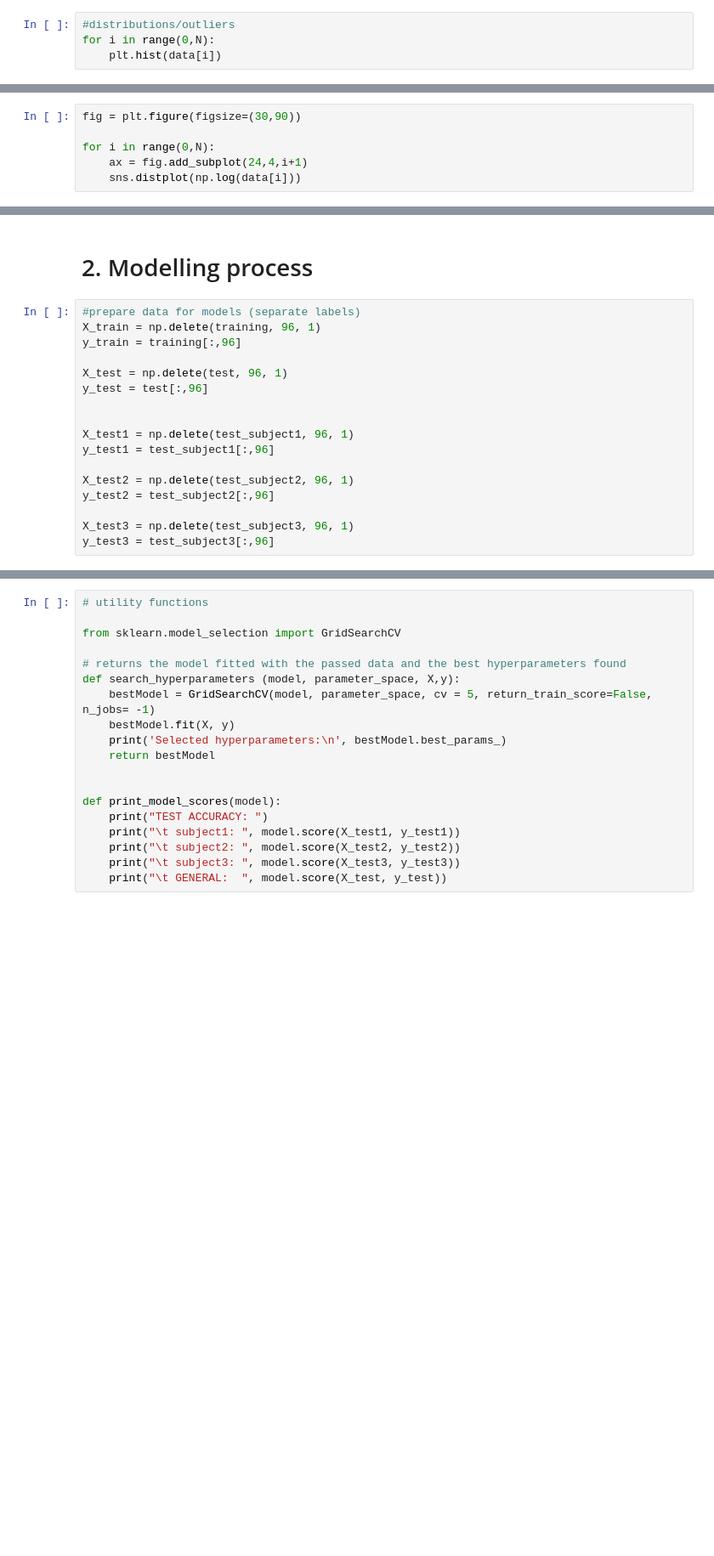
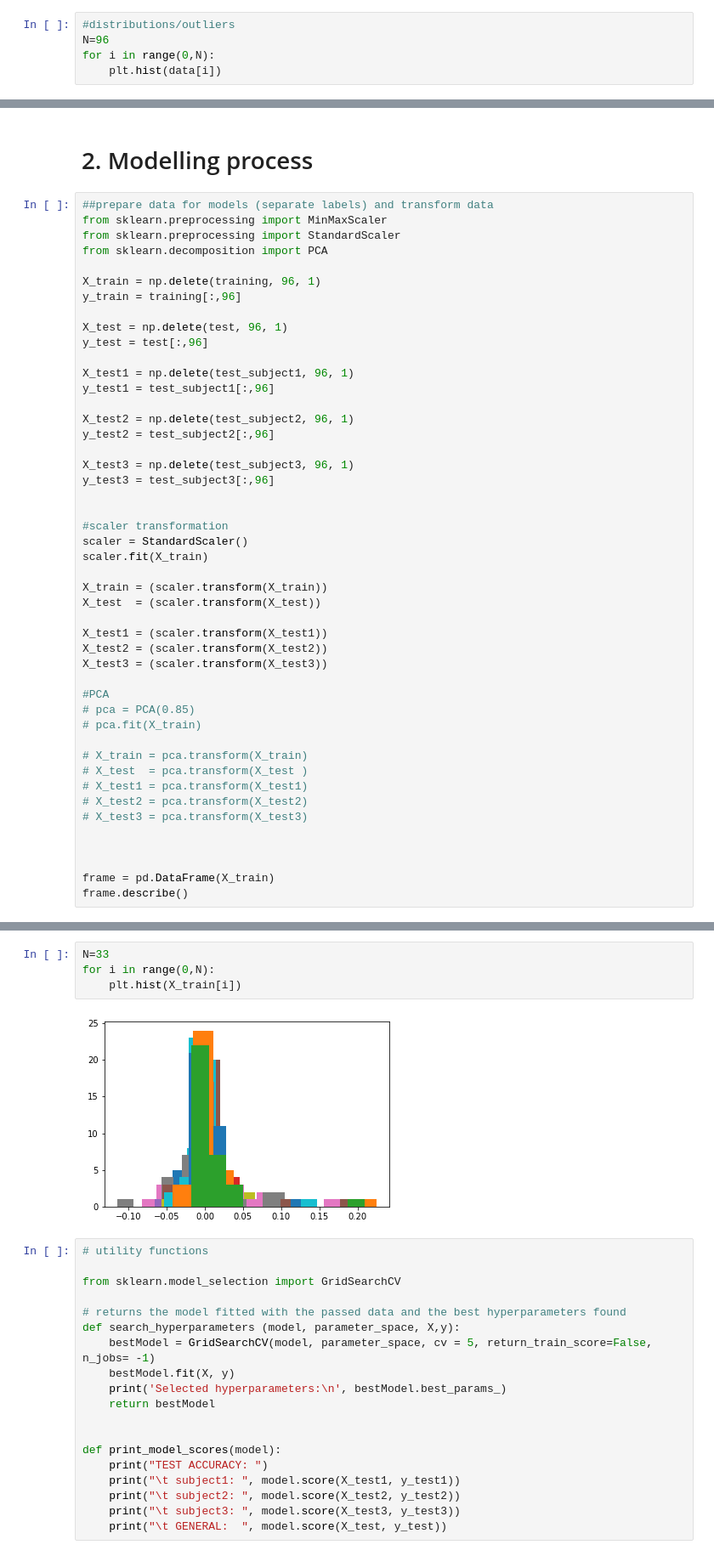
Before and after one commit to josebasierra/clasificacion-imagenes-mentales-APA, a Jupyter notebook: script.ipynb, the cells around one changed output, grey strips where cells are left out. Shown at 85% size. Drawn from its saved outputs; the diff is of its cells as text; blank space fills up the shorter version.

```diff
--- a/script.ipynb
+++ b/script.ipynb
@@ -122,6 +122,7 @@ data.describe()
 8 rows × 96 columns
 # %%
 #distributions/outliers
+N=96
 for i in range(0,N):
     plt.hist(data[i])
 # %% [output]
@@ -139,9 +135,3 @@ for i in range(0,N):
     sns.distplot(data[i])
 # %% [output]
 [figure]
-# %%
-fig = plt.figure(figsize=(30,90))
-
-for i in range(0,N):
-    ax = fig.add_subplot(24,4,i+1)
-    sns.distplot(np.log(data[i]))
@@ -245,13 +235,16 @@ Explained Variance Ratios:
 # %% [markdown]
 # 2. Modelling process
 # %%
-#prepare data for models (separate labels)
+##prepare data for models (separate labels) and transform data
+from sklearn.preprocessing import MinMaxScaler
+from sklearn.preprocessing import StandardScaler
+from sklearn.decomposition import PCA
+
 X_train = np.delete(training, 96, 1)
 y_train = training[:,96]
 
 X_test = np.delete(test, 96, 1)
 y_test = test[:,96]
-
 
 X_test1 = np.delete(test_subject1, 96, 1)
 y_test1 = test_subject1[:,96]
@@ -261,3 +254,30 @@ y_test2 = test_subject2[:,96]
 
 X_test3 = np.delete(test_subject3, 96, 1)
 y_test3 = test_subject3[:,96]
+
+
+#scaler transformation
+scaler = StandardScaler()
+scaler.fit(X_train)
+
+X_train = (scaler.transform(X_train))
+X_test  = (scaler.transform(X_test))
+
+X_test1 = (scaler.transform(X_test1))
+X_test2 = (scaler.transform(X_test2))
+X_test3 = (scaler.transform(X_test3))
+
+#PCA
+# pca = PCA(0.85)
+# pca.fit(X_train)
+
+# X_train = pca.transform(X_train)
+# X_test  = pca.transform(X_test )
+# X_test1 = pca.transform(X_test1)
+# X_test2 = pca.transform(X_test2)
+# X_test3 = pca.transform(X_test3)
+
+
+
+frame = pd.DataFrame(X_train)
+frame.describe()
@@ -264,3 +295,9 @@ y_test3 = test_subject3[:,96]
+# %%
+N=33
+for i in range(0,N):
+    plt.hist(X_train[i])
+# %% [output]
+[figure, added]
 # %%
 # utility functions
 
```
Also changed, not shown: parts of 18 cells of this notebook.
